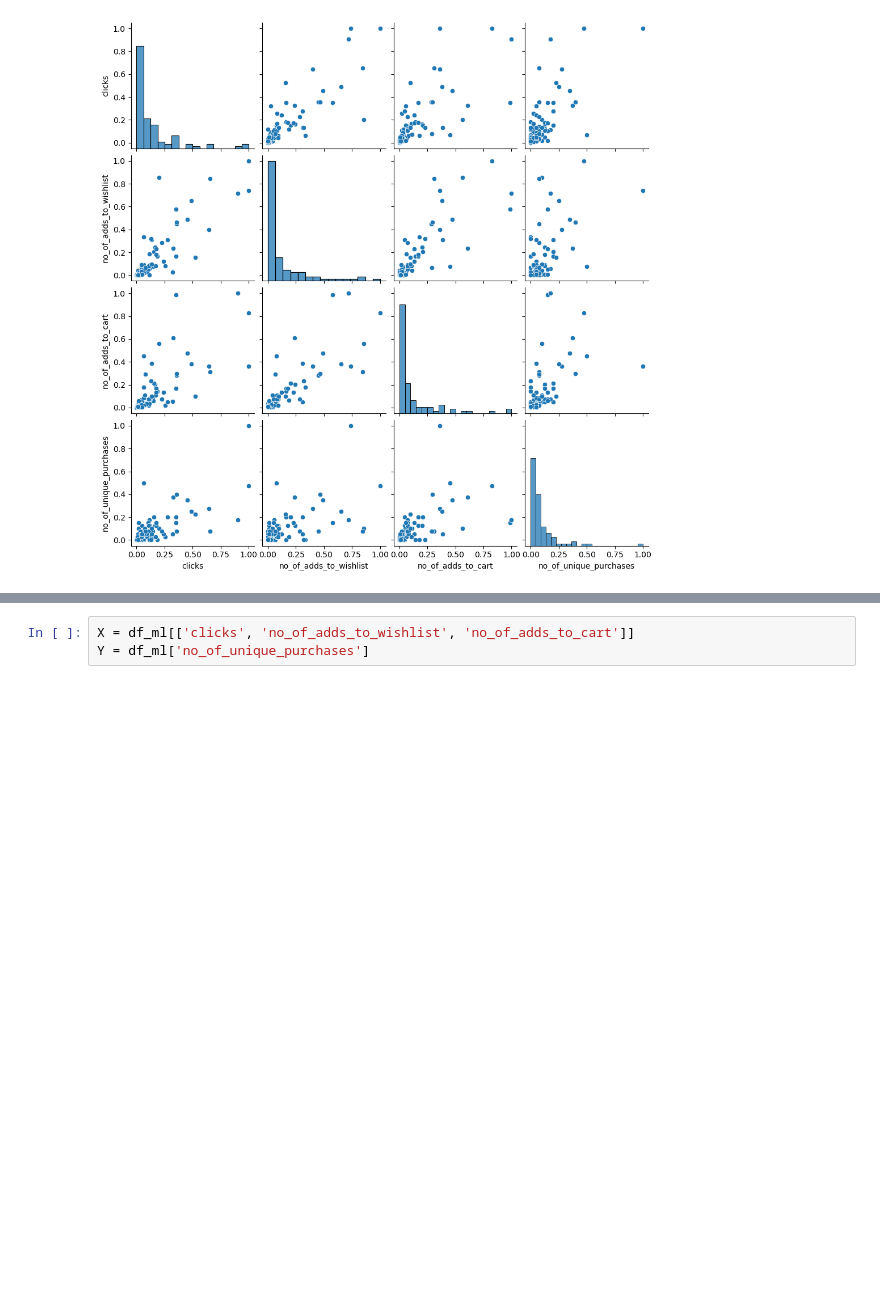
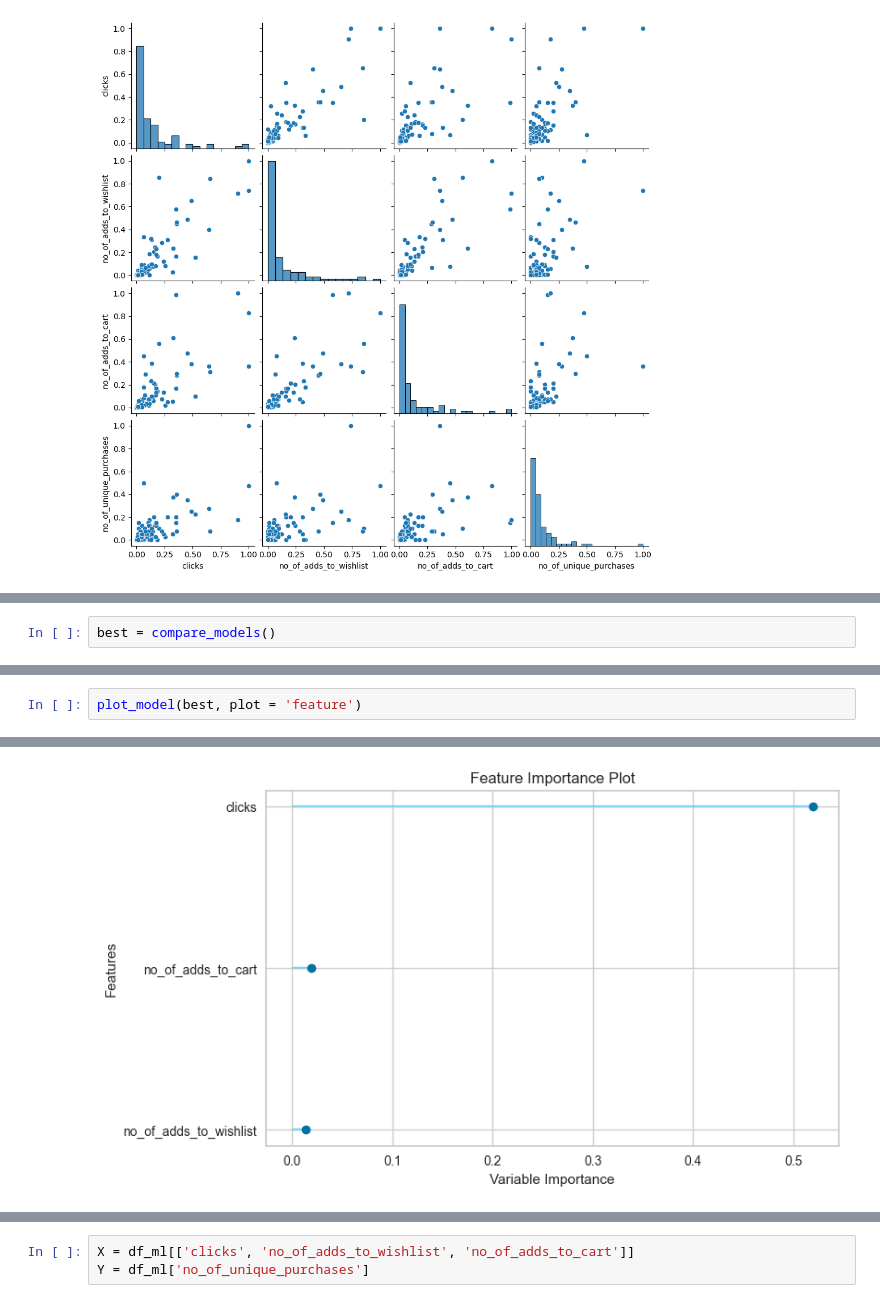
Before and after one commit to UtkarshRedd/Product-Popularity-Calculator, a Jupyter notebook: Fortnightly_Popularity.ipynb, the cells around one changed output, grey strips where cells are left out. Saved outputs shown, nothing was run; the diff lists cells and outputs as text; blank space fills up the shorter version.

```diff
--- a/Fortnightly_Popularity.ipynb
+++ b/Fortnightly_Popularity.ipynb
@@ -686,0 +712,2 @@ sns.pairplot(df_ml)
+# %%
+best = compare_models()
@@ -686,0 +737,3 @@ sns.pairplot(df_ml)
+# %%
+plot_model(best, plot = 'feature')
+# %% [output]
@@ -686,0 +741 @@ sns.pairplot(df_ml)
+[figure, added]
```
Also changed, not shown: parts of 15 cells of this notebook, 1 other file.
